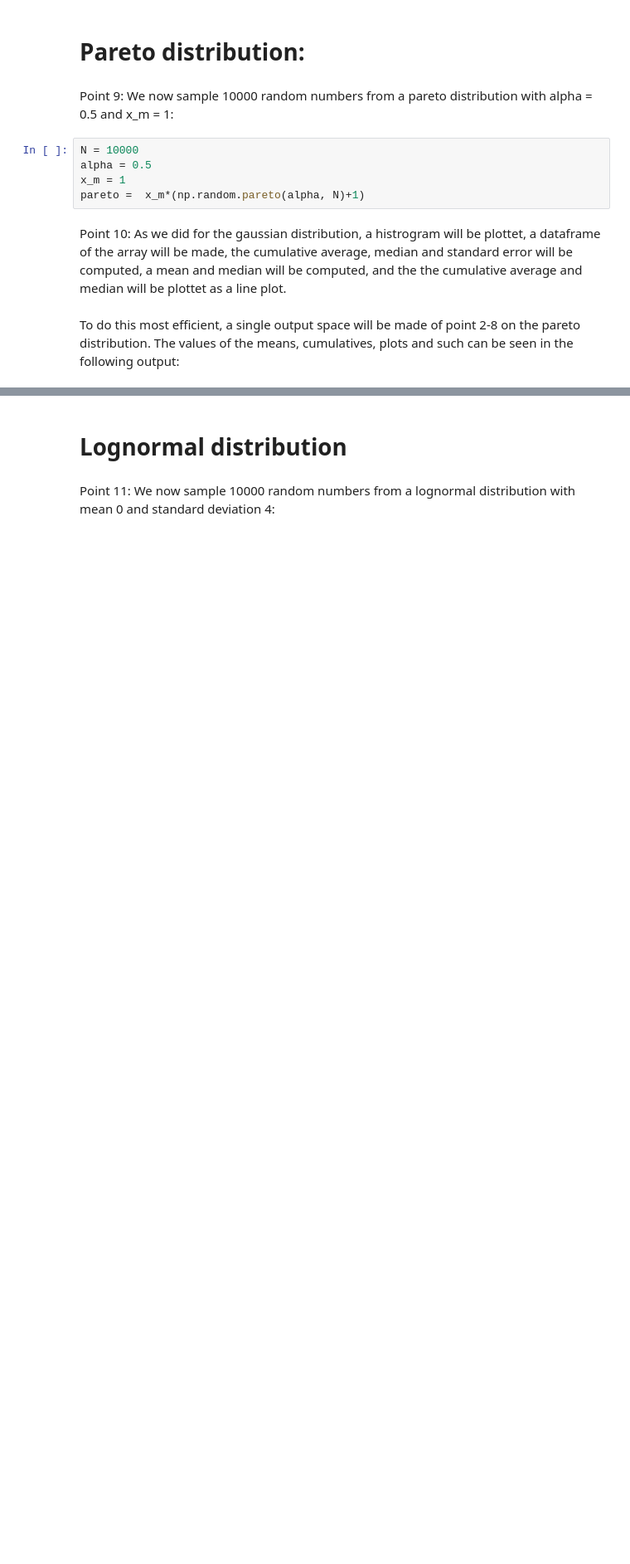
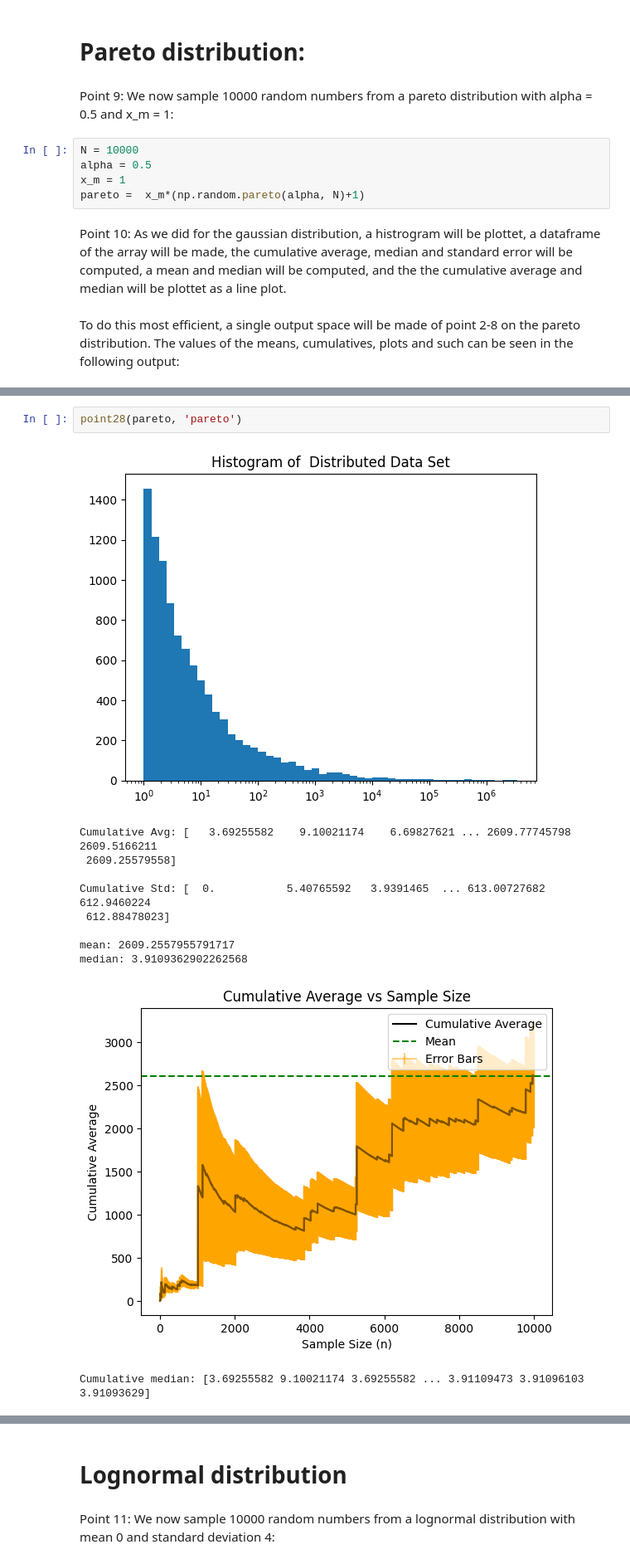
Before and after one commit to GitHub-Adminstrator/Social-Science-A1, a Jupyter notebook: Assignment1.ipynb, the cells around one changed output, grey strips where cells are left out. Shown at 83% size. Saved outputs shown, nothing was run; the diff lists cells and outputs as text; blank space fills up the shorter version.

```diff
--- a/Assignment1.ipynb
+++ b/Assignment1.ipynb
@@ -724,0 +655,14 @@ Cumulative median: [8.59813126 4.90452684 8.59813126 ... 3.93159034 3.93127163 3
+# %%
+point28(pareto, 'pareto')
+# %% [output]
+[figure, added]
+Cumulative Avg: [   3.69255582    9.10021174    6.69827621 ... 2609.77745798 2609.5166211
+ 2609.25579558]
+
+Cumulative Std: [  0.           5.40765592   3.9391465  ... 613.00727682 612.9460224
+ 612.88478023]
+
+mean: 2609.2557955791717
+median: 3.9109362902262568
+[figure, added]
+Cumulative median: [3.69255582 9.10021174 3.69255582 ... 3.91109473 3.91096103 3.91093629]
```
Also changed, not shown: parts of 31 cells of this notebook, 1 other file.
